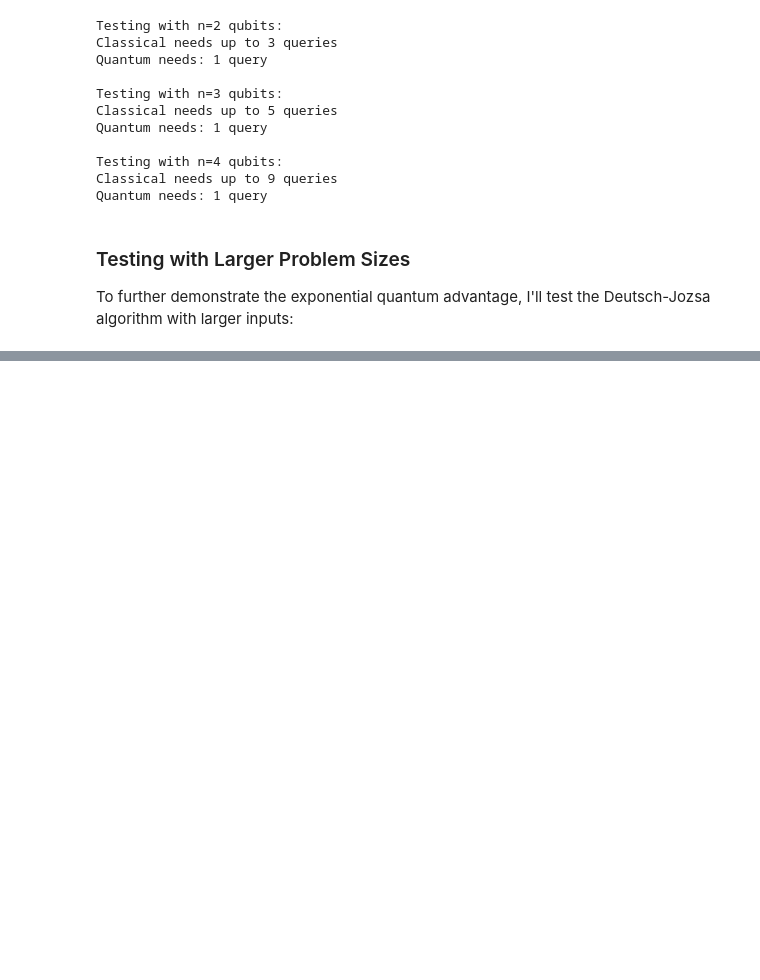
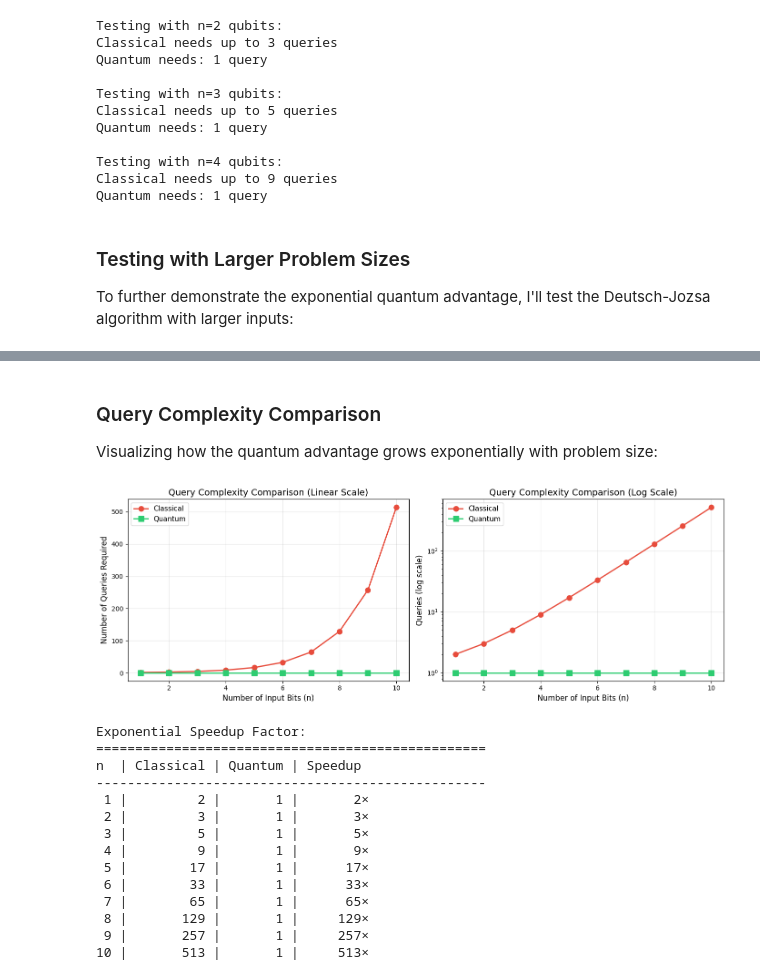
Before and after one commit to Shayanny/Emerging-Tech, a Jupyter notebook: problems.ipynb, the cells around one changed output, grey strips where cells are left out. Drawn from its saved outputs; the diff is of its cells as text; code cells hidden in the pictures; blank space fills up the shorter version.

Commit message:
feat: add query complexity comparison

```diff
--- a/problems.ipynb
+++ b/problems.ipynb
@@ -988,3 +988,66 @@ Trial 5: BALANCED   | Most common: 01111 (162 shots)
 
 For n=5: Classical needs up to 17 queries, Quantum needs 1
 Speedup: 17×
+# %% [markdown]
+### Query Complexity Comparison
+
+Visualizing how the quantum advantage grows exponentially with problem size:
+# %%
+# Generate data for n=1 to n=10
+n_values = np.arange(1, 11)
+classical_queries = 2**(n_values - 1) + 1
+quantum_queries = np.ones_like(n_values)
+
+# Create side-by-side plots
+fig, (ax1, ax2) = plt.subplots(1, 2, figsize=(14, 5))
+
+# Linear scale plot
+ax1.plot(n_values, classical_queries, 'o-', label='Classical',
+         linewidth=2, markersize=8, color='#e74c3c')
+ax1.plot(n_values, quantum_queries, 's-', label='Quantum',
+         linewidth=2, markersize=8, color='#2ecc71')
+ax1.set_xlabel('Number of Input Bits (n)', fontsize=12)
+ax1.set_ylabel('Number of Queries Required', fontsize=12)
+ax1.set_title('Query Complexity Comparison (Linear Scale)', fontsize=14)
+ax1.legend(fontsize=11)
+ax1.grid(True, alpha=0.3)
+
+# Logarithmic scale plot
+ax2.semilogy(n_values, classical_queries, 'o-', label='Classical',
+             linewidth=2, markersize=8, color='#e74c3c')
+ax2.semilogy(n_values, quantum_queries, 's-', label='Quantum',
+             linewidth=2, markersize=8, color='#2ecc71')
+ax2.set_xlabel('Number of Input Bits (n)', fontsize=12)
+ax2.set_ylabel('Queries (log scale)', fontsize=12)
+ax2.set_title('Query Complexity Comparison (Log Scale)', fontsize=14)
+ax2.legend(fontsize=11)
+ax2.grid(True, alpha=0.3)
+
+plt.tight_layout()
+plt.show();
+
+# Print speedup table
+print("\nExponential Speedup Factor:")
+print("=" * 50)
+print("n  | Classical | Quantum | Speedup")
+print("-" * 50)
+for n in n_values:
+    classical = 2**(n-1) + 1
+    speedup = classical / 1
+    print(f"{n:2d} | {classical:9d} | {1:7d} | {speedup:7.0f}×")
+# %% [output]
+[figure, added]
+Exponential Speedup Factor:
+==================================================
+n  | Classical | Quantum | Speedup
+--------------------------------------------------
+ 1 |         2 |       1 |       2×
+ 2 |         3 |       1 |       3×
+ 3 |         5 |       1 |       5×
+ 4 |         9 |       1 |       9×
+ 5 |        17 |       1 |      17×
+ 6 |        33 |       1 |      33×
+ 7 |        65 |       1 |      65×
+ 8 |       129 |       1 |     129×
+ 9 |       257 |       1 |     257×
+10 |       513 |       1 |     513×
```
Also changed, not shown: parts of 8 cells of this notebook.
